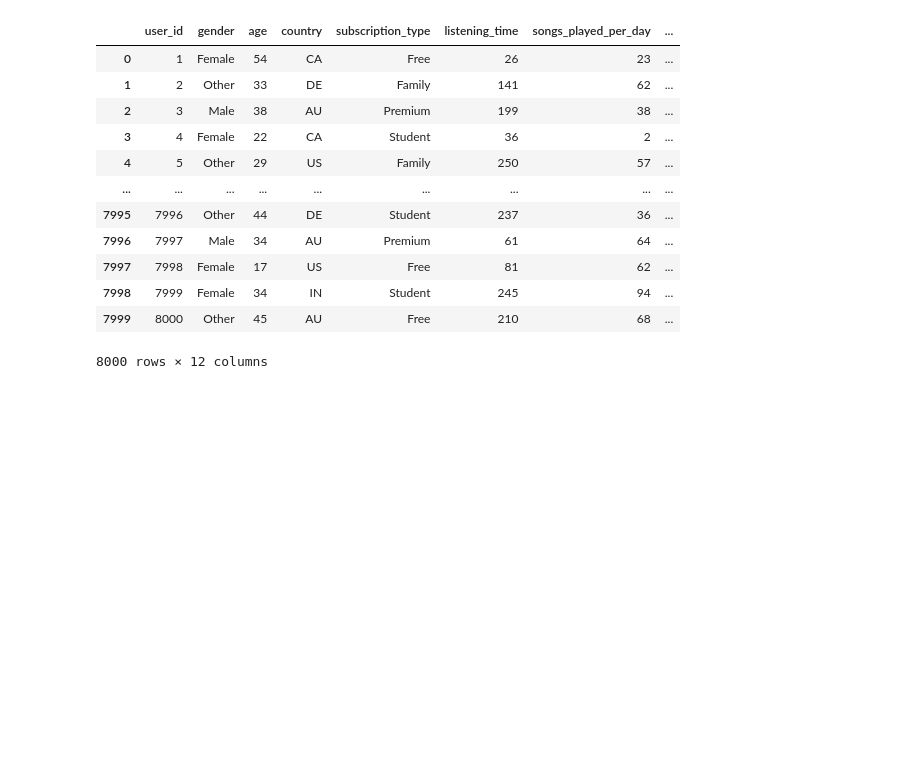
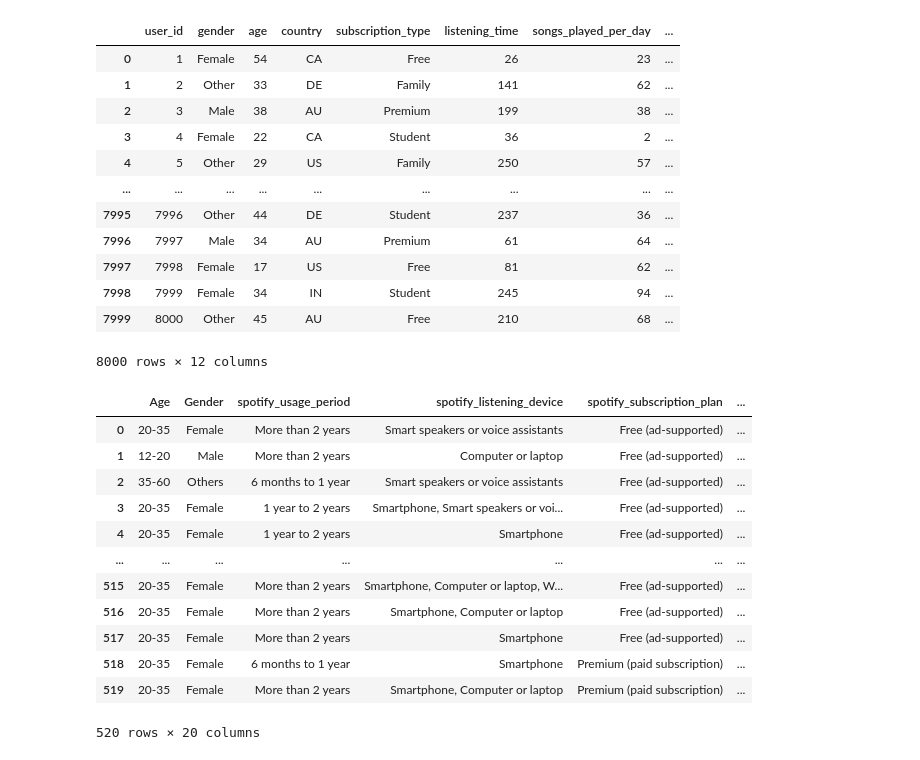
Before and after one commit to AidanK88/code_2600, a Jupyter notebook: spotify.ipynb, the cells around one changed output. Cells and saved outputs as stored; diff of their text form; code cells hidden in the pictures; blank space fills up the shorter version.

```diff
--- a/spotify.ipynb
+++ b/spotify.ipynb
@@ -111,3 +111,20 @@ spotify
 | 7998 | 7999 | Female | 34 | IN | Student | 245 | 94 | ... |
 | 7999 | 8000 | Other | 45 | AU | Free | 210 | 68 | ... |
 8000 rows × 12 columns
+# %%
+spotify_user = pd.read_csv('../data/Spotify_user_data.csv')
+spotify_user
+# %% [output]
+|  | Age | Gender | spotify_usage_period | spotify_listening_device | spotify_subscription_plan | ... |
+| 0 | 20-35 | Female | More than 2 years | Smart speakers or voice assistants | Free (ad-supported) | ... |
+| 1 | 12-20 | Male | More than 2 years | Computer or laptop | Free (ad-supported) | ... |
+| 2 | 35-60 | Others | 6 months to 1 year | Smart speakers or voice assistants | Free (ad-supported) | ... |
+| 3 | 20-35 | Female | 1 year to 2 years | Smartphone, Smart speakers or voi... | Free (ad-supported) | ... |
+| 4 | 20-35 | Female | 1 year to 2 years | Smartphone | Free (ad-supported) | ... |
+| ... | ... | ... | ... | ... | ... | ... |
+| 515 | 20-35 | Female | More than 2 years | Smartphone, Computer or laptop, W... | Free (ad-supported) | ... |
+| 516 | 20-35 | Female | More than 2 years | Smartphone, Computer or laptop | Free (ad-supported) | ... |
+| 517 | 20-35 | Female | More than 2 years | Smartphone | Free (ad-supported) | ... |
+| 518 | 20-35 | Female | 6 months to 1 year | Smartphone | Premium (paid subscription) | ... |
+| 519 | 20-35 | Female | More than 2 years | Smartphone, Computer or laptop | Premium (paid subscription) | ... |
+520 rows × 20 columns
```
Also changed, not shown: parts of 2 cells of this notebook, 2 other files.
